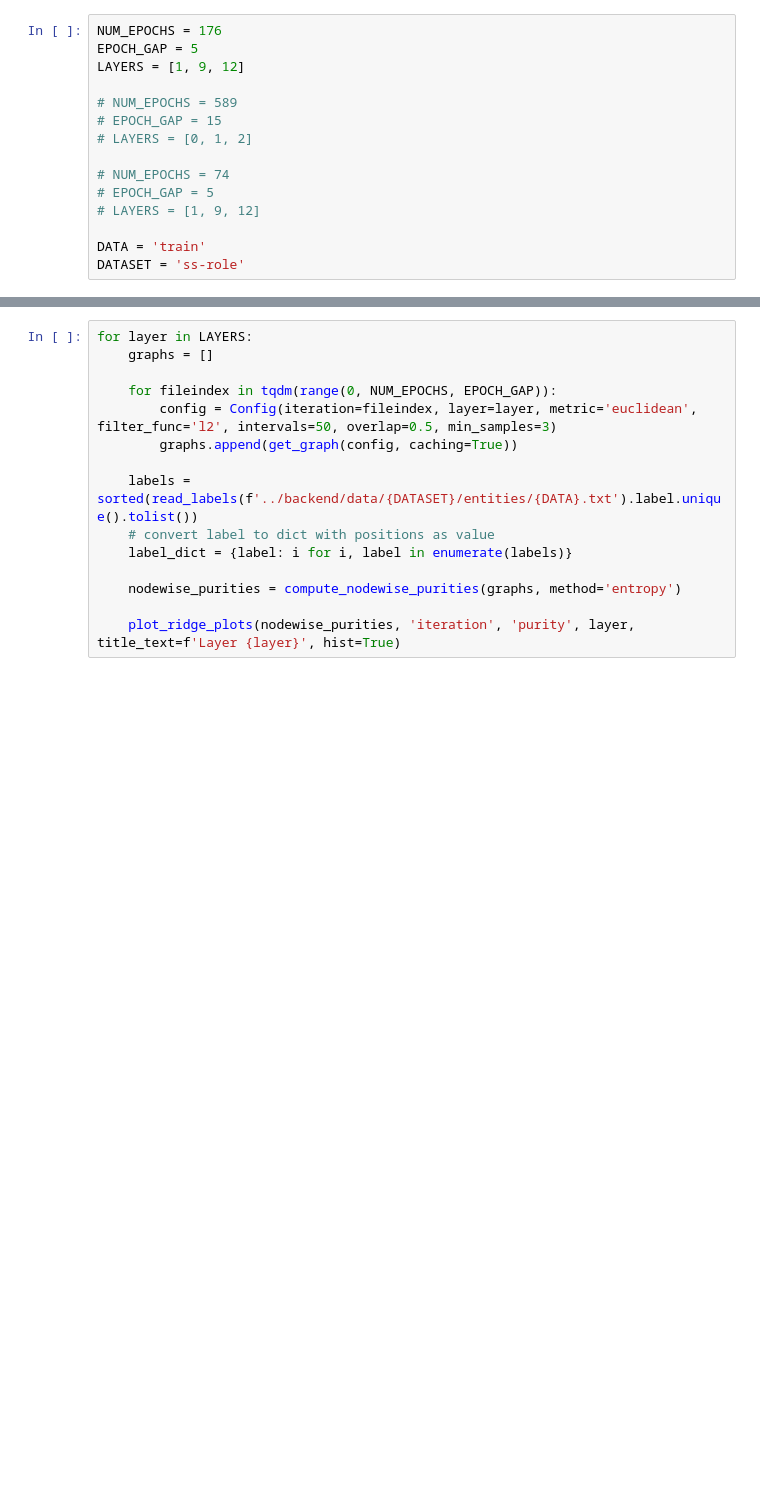
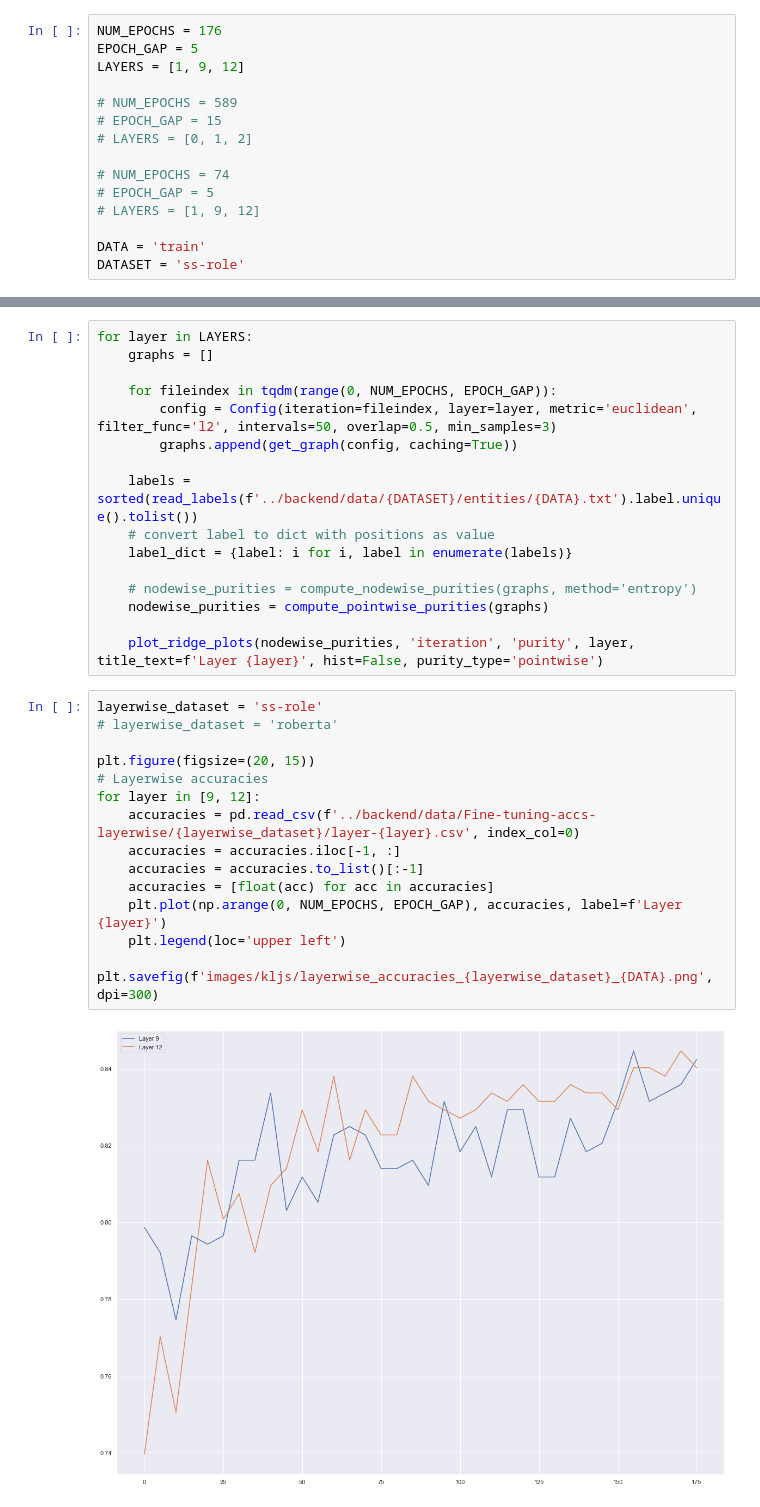
Before and after one commit to tdavislab/TopoBERT, a Jupyter notebook: notebooks/impuritiesv3.ipynb, the cells around one changed output, grey strips where cells are left out. Saved outputs shown, nothing was run; the diff lists cells and outputs as text; blank space fills up the shorter version.

```diff
--- a/notebooks/impuritiesv3.ipynb
+++ b/notebooks/impuritiesv3.ipynb
@@ -400,6 +520,23 @@ for layer in LAYERS:
     # convert label to dict with positions as value
     label_dict = {label: i for i, label in enumerate(labels)}
 
-    nodewise_purities = compute_nodewise_purities(graphs, method='entropy')
+    # nodewise_purities = compute_nodewise_purities(graphs, method='entropy')
+    nodewise_purities = compute_pointwise_purities(graphs)
 
-    plot_ridge_plots(nodewise_purities, 'iteration', 'purity', layer, title_text=f'Layer {layer}', hist=True)
+    plot_ridge_plots(nodewise_purities, 'iteration', 'purity', layer, title_text=f'Layer {layer}', hist=False, purity_type='pointwise')
+# %%
+layerwise_dataset = 'ss-role'
+# layerwise_dataset = 'roberta'
+
+plt.figure(figsize=(20, 15))
+# Layerwise accuracies
+for layer in [9, 12]:
+    accuracies = pd.read_csv(f'../backend/data/Fine-tuning-accs-layerwise/{layerwise_dataset}/layer-{layer}.csv', index_col=0)
+    accuracies = accuracies.iloc[-1, :]
+    accuracies = accuracies.to_list()[:-1]
+    accuracies = [float(acc) for acc in accuracies]
+    plt.plot(np.arange(0, NUM_EPOCHS, EPOCH_GAP), accuracies, label=f'Layer {layer}')
+    plt.legend(loc='upper left')
+    plt.savefig(f'images/kljs/layerwise_accuracies_{layerwise_dataset}_{DATA}.png', dpi=300)
+# %% [output]
+[figure, added]
```
Also changed, not shown: parts of 11 cells of this notebook, 7 other files.
